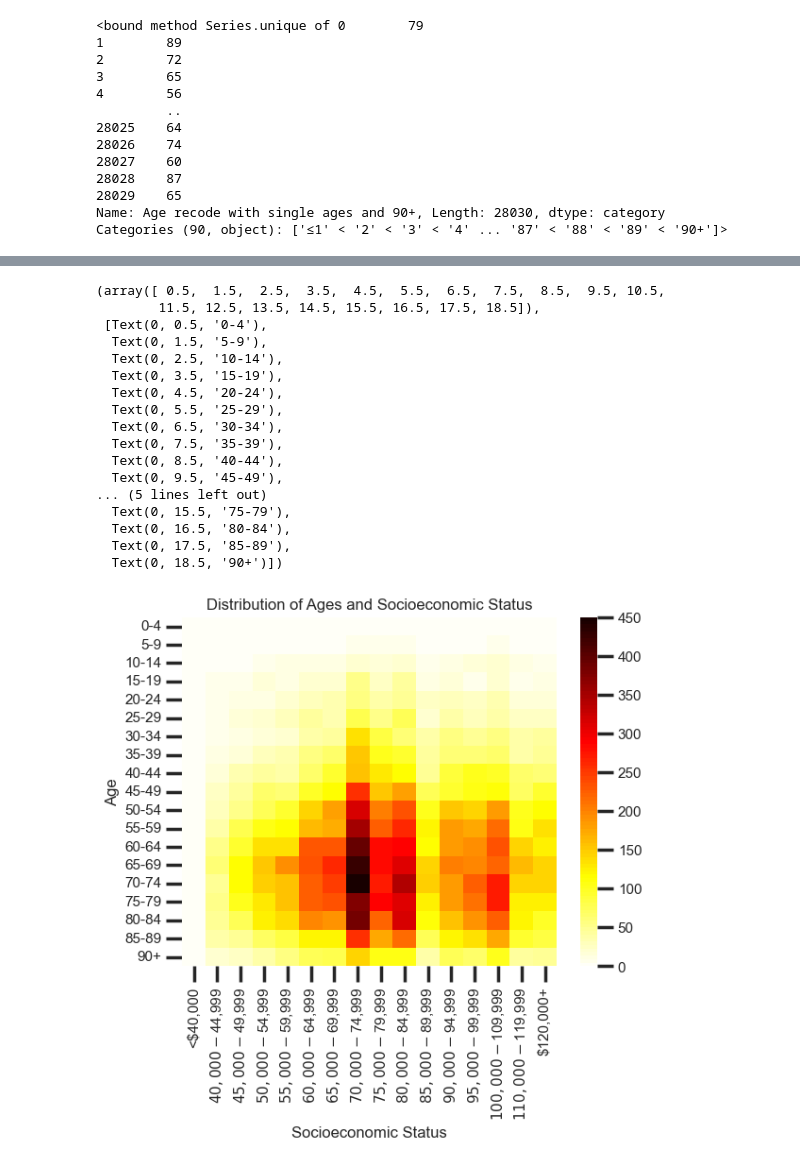
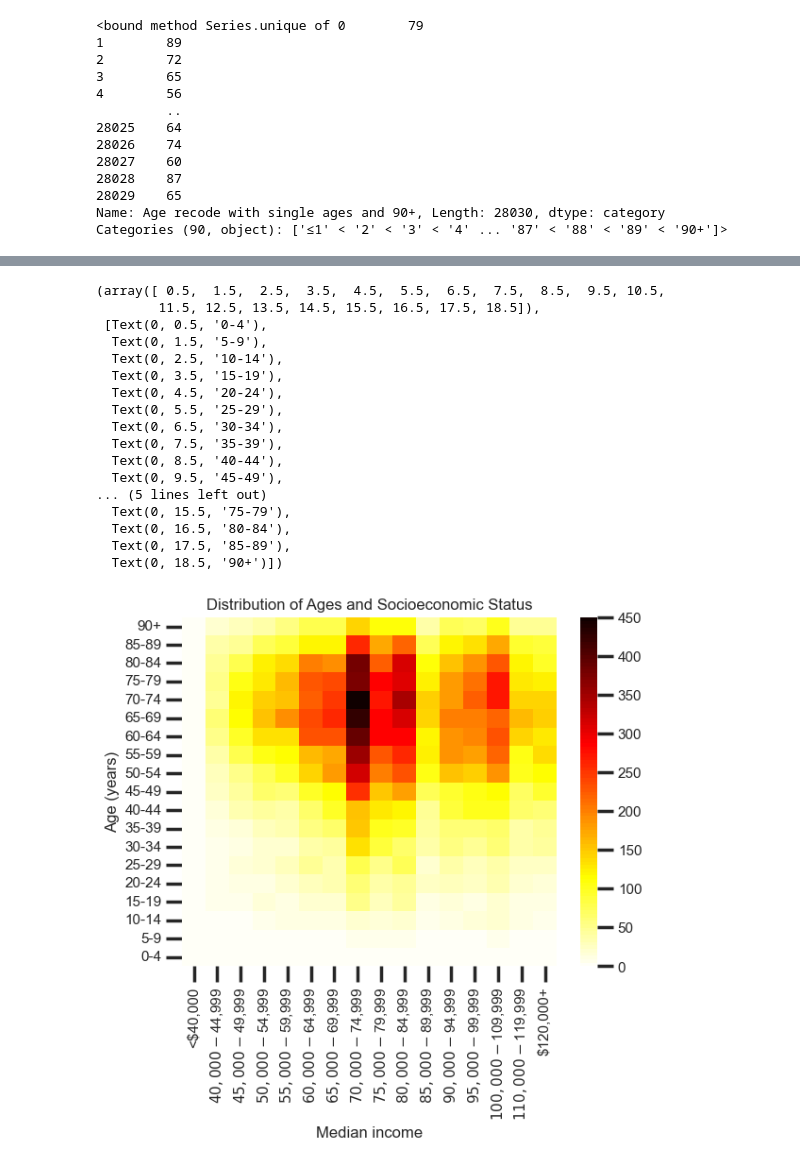
Before and after one commit to obaidkhurram/salivary-tumors, a Jupyter notebook: salivary_tumor_2024.ipynb, the cells around one changed output, grey strips where cells are left out. Cells and saved outputs as stored; diff of their text form; code cells hidden in the pictures.

```diff
--- a/salivary_tumor_2024.ipynb
+++ b/salivary_tumor_2024.ipynb
@@ -176,4 +176,41 @@ salivary_df[ses_colname] = pd.Categorical(
     ordered=True
 )
 salivary_df[ses_colname].unique()
+
+# Categorize histological types
+mec_code = ['8430']
+acc_code = ['8200']
+adenocarcinoma_code = ['8140','8147','8290','8310','8410','8440','8480','8525','8550']
+mixed_code = ['8980','8981']
+rare_code = ['8012','8041','8082','8562','8982']
+
+all_codes = mec_code + acc_code + adenocarcinoma_code + mixed_code + rare_code
+
+# Function to map each code to a category
+def categorize_histology(code):
+    if code in mec_code:
+        return 'Mucoepidermoid Carcinoma'
+    elif code in acc_code:
+        return 'Adenoid Cystic Carcinoma'
+    elif code in adenocarcinoma_code:
+        return 'Adenocarcinoma'
+    elif code in mixed_code:
+        return 'Mixed Subtype'
+    elif code in rare_code:
+        return 'Rare'
+    else:
+        return 'Other'
+
+# Extract 4 digit ICD-O-3 Code:
+salivary_df['ICD-O-3 Code'] = salivary_df['ICD-O-3 Hist/behav'].str.extract(r'(\d{4})')
+
+
+# Filter the DataFrame to include only rows where the 'ICD-O-3 Code' is in your list of codes
+filtered_df = salivary_df[salivary_df['ICD-O-3 Code'].isin(all_codes)]
+
+# apply the histology categorization
+filtered_df['Histology'] = filtered_df['ICD-O-3 Code'].apply(categorize_histology)
+
+# View the filtered DataFrame
+print(filtered_df[['ICD-O-3 Code', 'ICD-O-3 Hist/behav', 'Histology']])
 # %% [output]
@@ -248,43 +304,44 @@ Text(0, 0.5, 'Number of Cases')
 sns.set_context('poster',font_scale=.5)
 # Create a pivot table that calculates the count of occurrences for each age and SES combination
 #
-heatmap_data = salivary_df.pivot_table(index=age_bin_colname, columns=ses_colname, aggfunc='size', fill_value=0)
+heatmap_data = filtered_df.pivot_table(index=age_bin_colname, columns=ses_colname, aggfunc='size', fill_value=0)
 
 # Generate the RdYlGn palette with a specific number of colors
 palette = sns.color_palette("hot_r",n_colors=100)
 # Remove the darkest green, which is typically the last color in the RdYlGn palette
 # You can adjust the indices depending on which colors you want to remove
-modified_palette = palette[:-1]  # This removes the last color
+# modified_palette = palette[:-1]  # This removes the last color
 
 # Convert the modified list of colors to a colormap
-cmap = sns.color_palette(modified_palette, as_cmap=True)
+cmap = sns.color_palette(palette, as_cmap=True)
 
 # Create the heatmap
 ses_heat = sns.heatmap(heatmap_data, cmap=cmap, annot=False, fmt='d')
+ses_heat.invert_yaxis()
 plt.title('Distribution of Ages and Socioeconomic Status')
 plt.xlabel('Median income')
 plt.ylabel('Age (years)')
 # plt.show()
 # Rotate the y-axis labels
 plt.yticks(rotation=0)  # Rotate y-axis labels to be horizontal (90º from the default)
 # plt.close()
 # %% [output]
 (array([ 0.5,  1.5,  2.5,  3.5,  4.5,  5.5,  6.5,  7.5,  8.5,  9.5, 10.5,
         11.5, 12.5, 13.5, 14.5, 15.5, 16.5, 17.5, 18.5]),
  [Text(0, 0.5, '0-4'),
   Text(0, 1.5, '5-9'),
   Text(0, 2.5, '10-14'),
   Text(0, 3.5, '15-19'),
   Text(0, 4.5, '20-24'),
   Text(0, 5.5, '25-29'),
   Text(0, 6.5, '30-34'),
   Text(0, 7.5, '35-39'),
   Text(0, 8.5, '40-44'),
   Text(0, 9.5, '45-49'),
 ... (5 lines left out)
   Text(0, 15.5, '75-79'),
   Text(0, 16.5, '80-84'),
   Text(0, 17.5, '85-89'),
   Text(0, 18.5, '90+')])
-[figure, old version]
+[figure, new version]
 # %%
```
Also changed, not shown: parts of 10 cells of this notebook.
